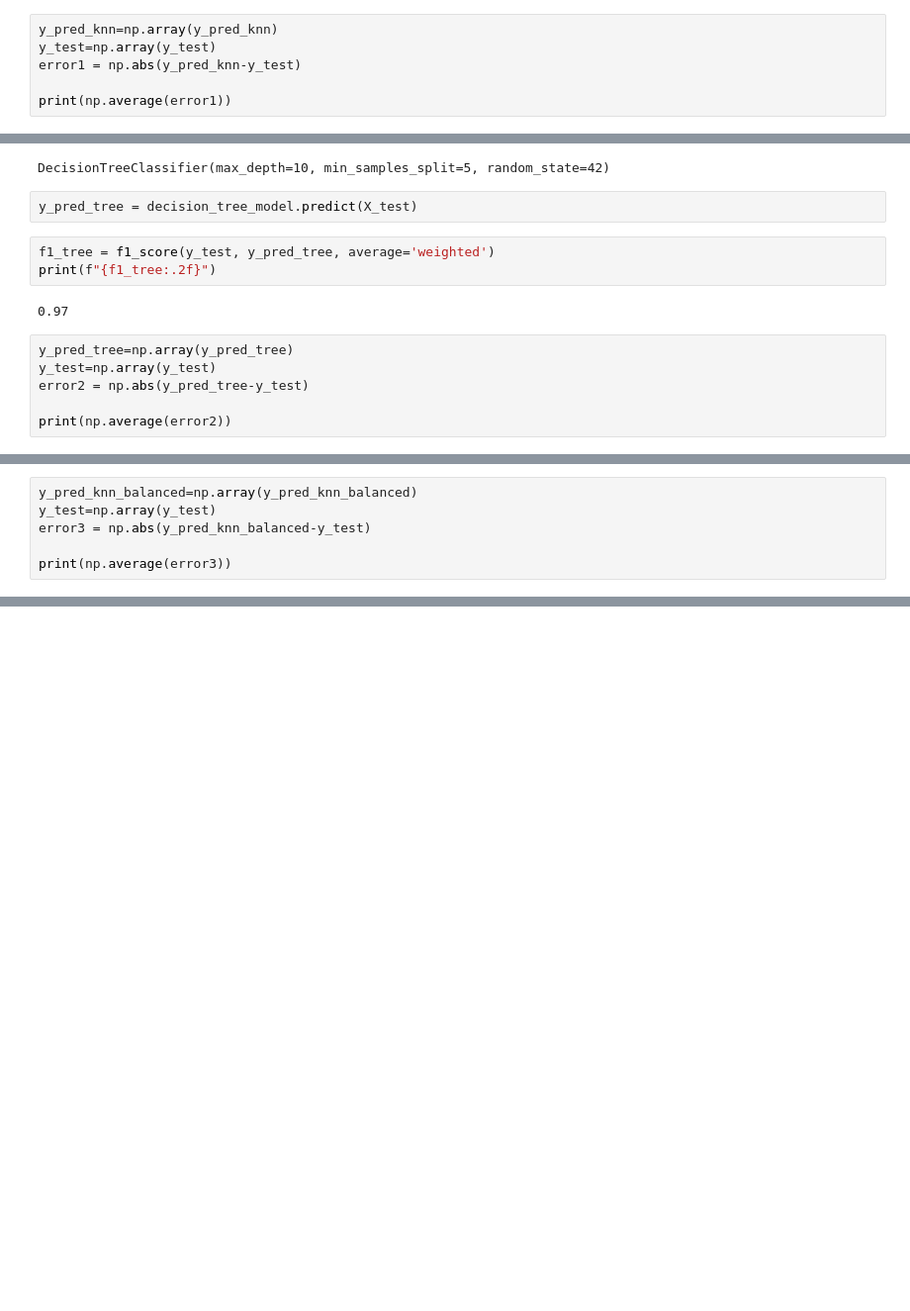
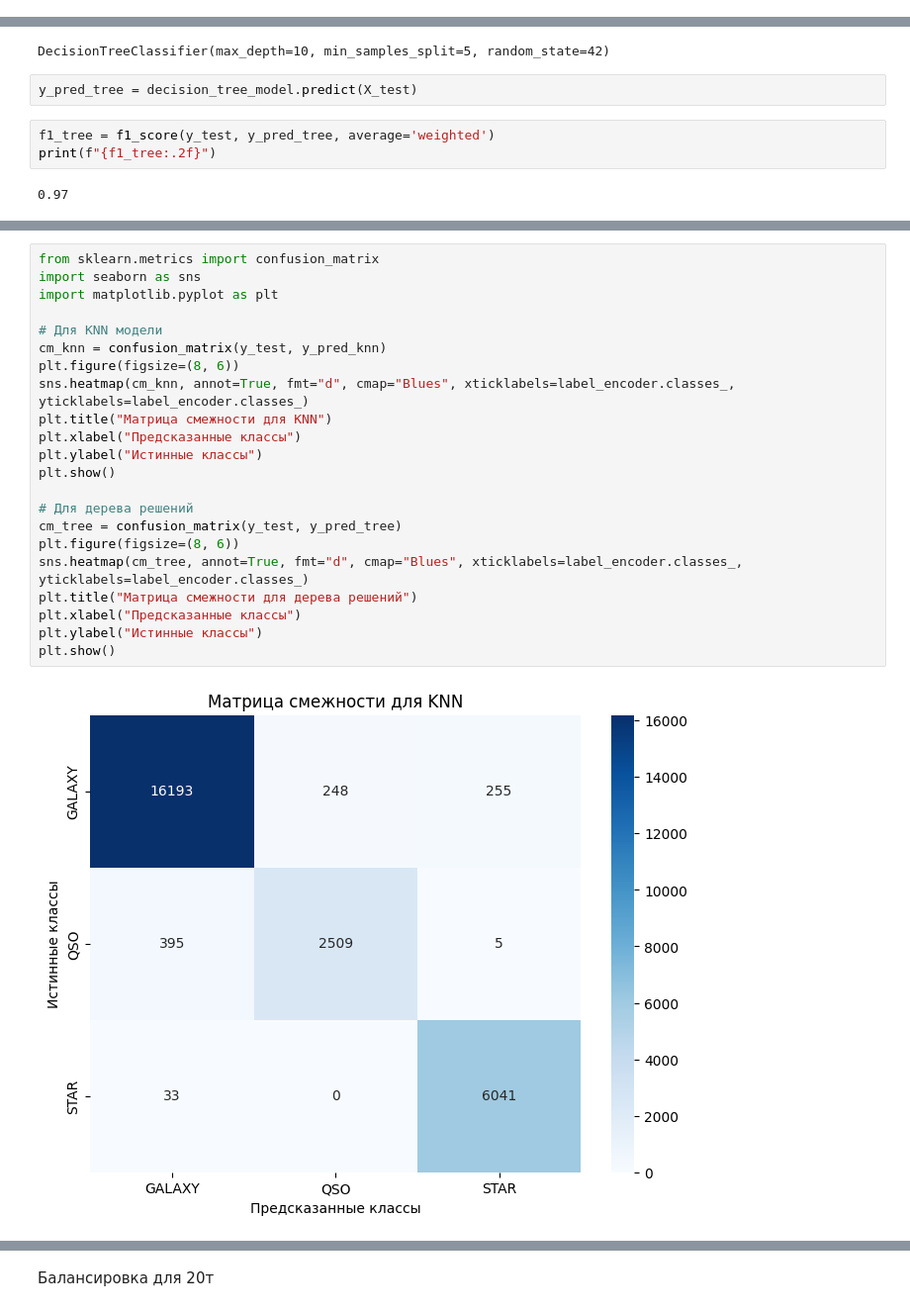
Before and after one commit to MikasaAkc/-, a Jupyter notebook: Untitled-3.ipynb, the cells around one changed output, grey strips where cells are left out. Shown at 99% size. Saved outputs shown, nothing was run; the diff lists cells and outputs as text; blank space fills up the shorter version.

```diff
--- a/Untitled-3.ipynb
+++ b/Untitled-3.ipynb
@@ -123,9 +187,3 @@ knn.fit(X_train, y_train)
 KNeighborsClassifier(n_neighbors=3)
 # %%
 y_pred_knn = knn.predict(X_test)
-# %%
-y_pred_knn=np.array(y_pred_knn)
-y_test=np.array(y_test)
-error1 = np.abs(y_pred_knn-y_test)
-
-print(np.average(error1))
@@ -148,9 +208,3 @@ f1_tree = f1_score(y_test, y_pred_tree, average='weighted')
 print(f"{f1_tree:.2f}")
 # %% [output]
 0.97
-# %%
-y_pred_tree=np.array(y_pred_tree)
-y_test=np.array(y_test)
-error2 = np.abs(y_pred_tree-y_test)
-
-print(np.average(error2))
@@ -179,6 +210,0 @@ print(f"{f1_knn_balanced:.2f}")
-# %%
-y_pred_knn_balanced=np.array(y_pred_knn_balanced)
-y_test=np.array(y_test)
-error3 = np.abs(y_pred_knn_balanced-y_test)
-
-print(np.average(error3))
@@ -186,0 +250,24 @@ print(np.average(error3))
+# %%
+from sklearn.metrics import confusion_matrix
+import seaborn as sns
+import matplotlib.pyplot as plt
+
+# Для KNN модели
+cm_knn = confusion_matrix(y_test, y_pred_knn)
+plt.figure(figsize=(8, 6))
+sns.heatmap(cm_knn, annot=True, fmt="d", cmap="Blues", xticklabels=label_encoder.classes_, yticklabels=label_encoder.classes_)
+plt.title("Матрица смежности для KNN")
+plt.xlabel("Предсказанные классы")
+plt.ylabel("Истинные классы")
+plt.show()
+
+# Для дерева решений
+cm_tree = confusion_matrix(y_test, y_pred_tree)
+plt.figure(figsize=(8, 6))
+sns.heatmap(cm_tree, annot=True, fmt="d", cmap="Blues", xticklabels=label_encoder.classes_, yticklabels=label_encoder.classes_)
+plt.title("Матрица смежности для дерева решений")
+plt.xlabel("Предсказанные классы")
+plt.ylabel("Истинные классы")
+plt.show()
+# %% [output]
+[figure, added]
@@ -186,0 +275,2 @@ print(np.average(error3))
+# %% [markdown]
+Балансировка для 20т
```
Also changed, not shown: parts of 42 cells of this notebook.
